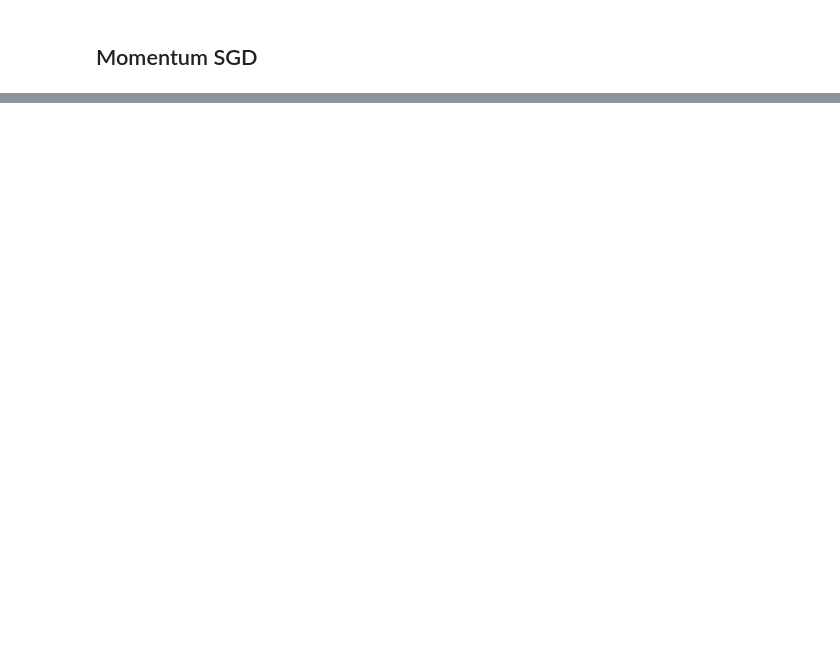
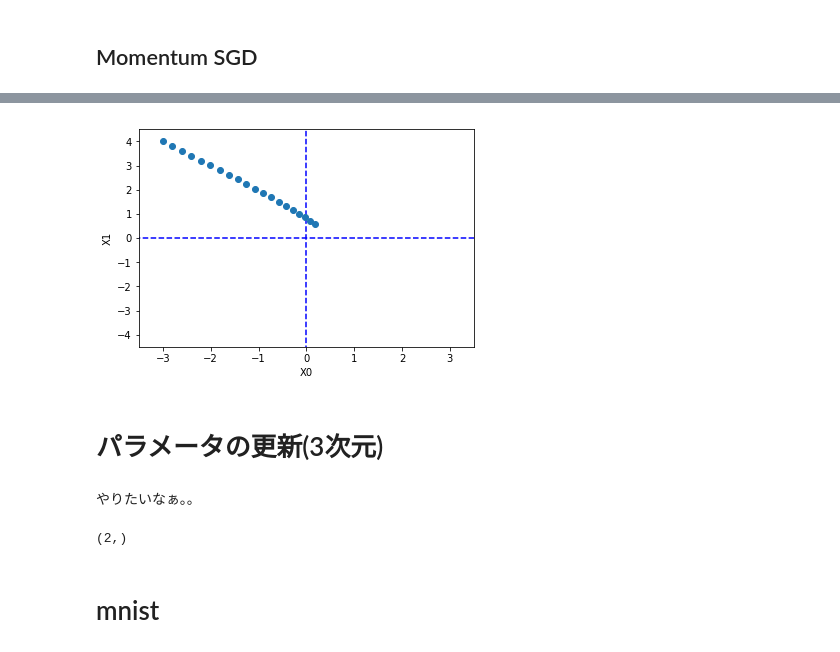
Before and after one commit to miyamotok0105/machine-learning-handson, a Jupyter notebook: scratch_py/ch06.ipynb, the cells around one changed output, grey strips where cells are left out. Saved outputs shown, nothing was run; the diff lists cells and outputs as text; code cells hidden in the pictures; blank space fills up the shorter version.

```diff
--- a/scratch_py/ch06.ipynb
+++ b/scratch_py/ch06.ipynb
@@ -275,0 +359,26 @@ param [-1.99999891  2.66666521]  v: [ 0.24795057 -0.33060076]
+# %%
+#https://github.com/oreilly-japan/deep-learning-from-scratch/blob/master/ch04/gradient_method.py
+# coding: utf-8
+import numpy as np
+import matplotlib.pylab as plt
+lr = 0.2
+step_num = 20
+ada_grad = Adam(lr)
+init_x = np.array([-3.0, 4.0])
+x, x_history = gradient_descent(function_2, init_x, lr=lr, step_num=step_num)
+
+plt.plot( [-5, 5], [0,0], '--b')
+plt.plot( [0,0], [-5, 5], '--b')
+plt.plot(x_history[:,0], x_history[:,1], 'o')
+
+plt.xlim(-3.5, 3.5)
+plt.ylim(-4.5, 4.5)
+plt.xlabel("X0")
+plt.ylabel("X1")
+plt.show()
+# %% [output]
+[figure, added]
+# %% [markdown]
+# パラメータの更新(3次元)
+# %% [markdown]
+やりたいなぁ。。
@@ -275,0 +414,25 @@ param [-1.99999891  2.66666521]  v: [ 0.24795057 -0.33060076]
+# %%
+#https://github.com/oreilly-japan/deep-learning-from-scratch/blob/master/ch04/gradient_method.py
+# coding: utf-8
+import numpy as np
+import matplotlib.pylab as plt
+lr = 0.2
+step_num = 20
+sgd = SGD(lr)
+init_x = np.array([-3.0, 4.0])
+print(init_x.shape)
+# x, x_history = gradient_descent(function_2, init_x, lr=lr, step_num=step_num)
+
+# plt.plot( [-5, 5], [0,0], '--b')
+# plt.plot( [0,0], [-5, 5], '--b')
+# plt.plot(x_history[:,0], x_history[:,1], 'o')
+
+# plt.xlim(-3.5, 3.5)
+# plt.ylim(-4.5, 4.5)
+# plt.xlabel("X0")
+# plt.ylabel("X1")
+# plt.show()
+# %% [output]
+(2,)
+# %% [markdown]
+# mnist
```
Also changed, not shown: parts of 36 cells of this notebook, 34 other files.
